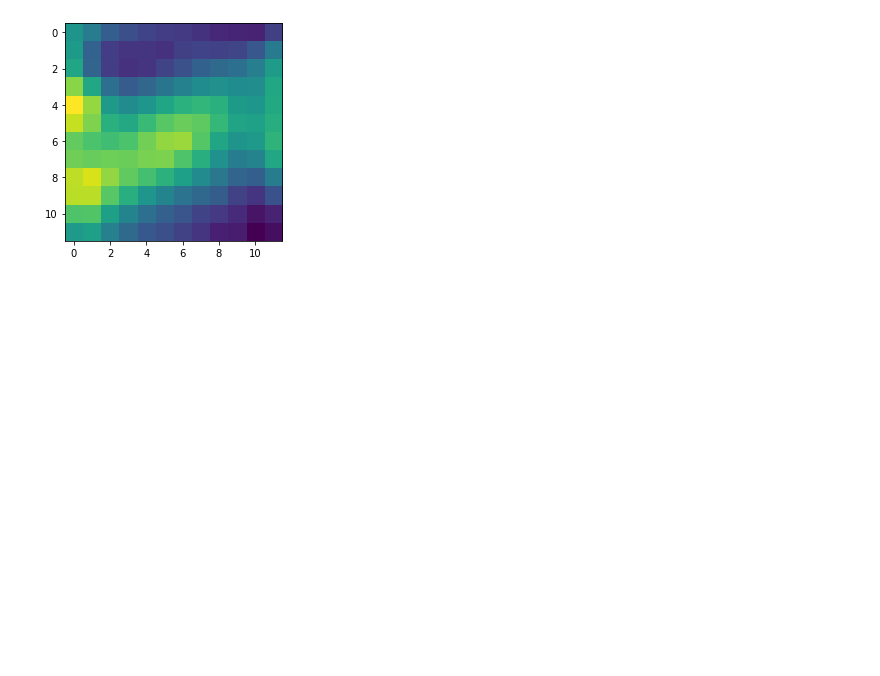
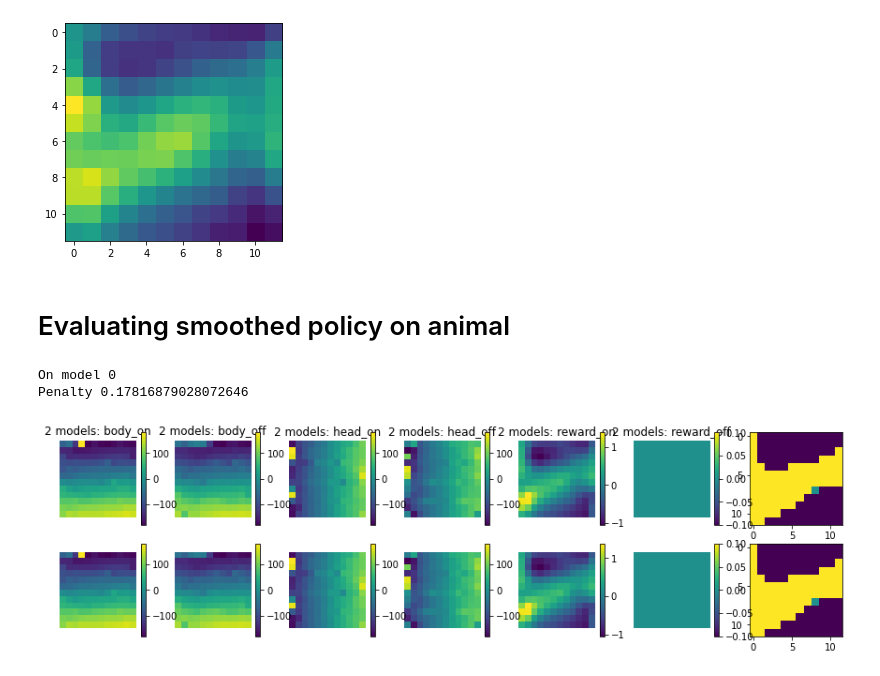
Before and after one commit to ccli3896/RLWorms, a Jupyter notebook: 01_13_reals/PolSmoothing.ipynb, the cells around one changed output. Cells and saved outputs as stored; diff of their text form; code cells hidden in the pictures; blank space fills up the shorter version.

```diff
--- a/01_13_reals/PolSmoothing.ipynb
+++ b/01_13_reals/PolSmoothing.ipynb
@@ -146,3 +132,5 @@ plt.imshow(mod['reward_on'][:,:,0])
 # %% [output]
 <matplotlib.image.AxesImage at 0x...>
 [figure]
+# %% [markdown]
+# Evaluating smoothed policy on animal
@@ -148,0 +213,18 @@ plt.imshow(mod['reward_on'][:,:,0])
+# %%
+folder = './Data/HTTest'+datetime.now().strftime('%d-%m-%H-%M')+'/'
+files = ['./Data/HTFix19-01-18-47/',
+           './Data/HTFix19-01-20-29/',
+           './Data/HTFix19-01-21-18/',
+           './Data/HTFix20-01-09-04/',
+           './Data/HTFix20-01-09-42/',
+           './Data/HTFix20-01-10-41/',
+          ]
+
+mod = get_model_from_files(files,.4)
+# %% [output]
+On model 0
+Penalty 0.17816879028072646
+# %%
+plot_mods([mod,mod])
+# %% [output]
+[figure, added]
```
Also changed, not shown: parts of 14 cells of this notebook, 22 other files.
